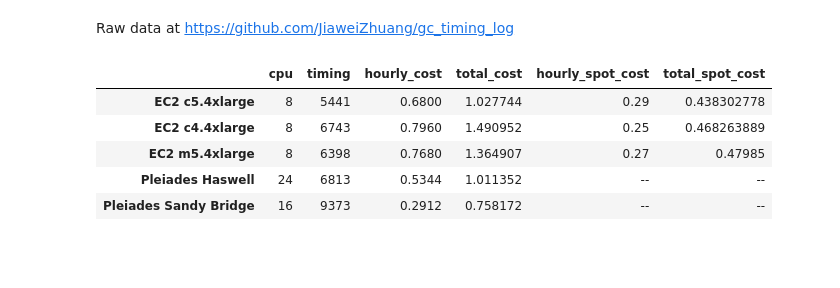
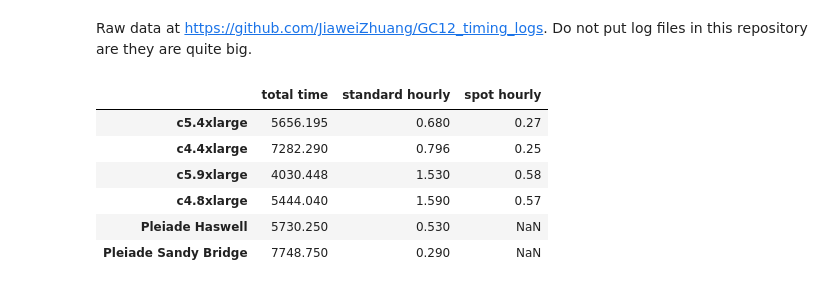
Before and after one commit to geoschem/geos-chem-cloud, a Jupyter notebook: for_paper/plot_benchmark.ipynb, the cells around one changed output. Saved outputs shown, nothing was run; the diff lists cells and outputs as text; code cells hidden in the pictures; blank space fills up the shorter version.

```diff
--- a/for_paper/plot_benchmark.ipynb
+++ b/for_paper/plot_benchmark.ipynb
@@ -5,14 +5,16 @@ import matplotlib.pyplot as plt
 import numpy as np
 import pandas as pd
 # %% [markdown]
-Raw data at https://github.com/JiaweiZhuang/gc_timing_log
+Raw data at https://github.com/JiaweiZhuang/GC12_timing_logs.
+Do not put log files in this repository are they are quite big.
 # %%
-df = pd.read_csv('./benchmark.csv', sep='\t').iloc[1:]
+df = pd.read_csv('./benchmark_summary_12.1.1.csv', sep=',', index_col=0)
 df
 # %% [output]
-|  | cpu | timing | hourly_cost | total_cost | hourly_spot_cost | total_spot_cost |
-| EC2 c5.4xlarge | 8 | 5441 | 0.6800 | 1.027744 | 0.29 | 0.438302778 |
-| EC2 c4.4xlarge | 8 | 6743 | 0.7960 | 1.490952 | 0.25 | 0.468263889 |
-| EC2 m5.4xlarge | 8 | 6398 | 0.7680 | 1.364907 | 0.27 | 0.47985 |
-| Pleiades Haswell | 24 | 6813 | 0.5344 | 1.011352 | -- | -- |
-| Pleiades Sandy Bridge | 16 | 9373 | 0.2912 | 0.758172 | -- | -- |
+|  | total time | standard hourly | spot hourly |
+| c5.4xlarge | 5656.195 | 0.680 | 0.27 |
+| c4.4xlarge | 7282.290 | 0.796 | 0.25 |
+| c5.9xlarge | 4030.448 | 1.530 | 0.58 |
+| c4.8xlarge | 5444.040 | 1.590 | 0.57 |
+| Pleiade Haswell | 5730.250 | 0.530 | NaN |
+| Pleiade Sandy Bridge | 7748.750 | 0.290 | NaN |
```
Also changed, not shown: parts of 2 cells of this notebook, 2 other files.
